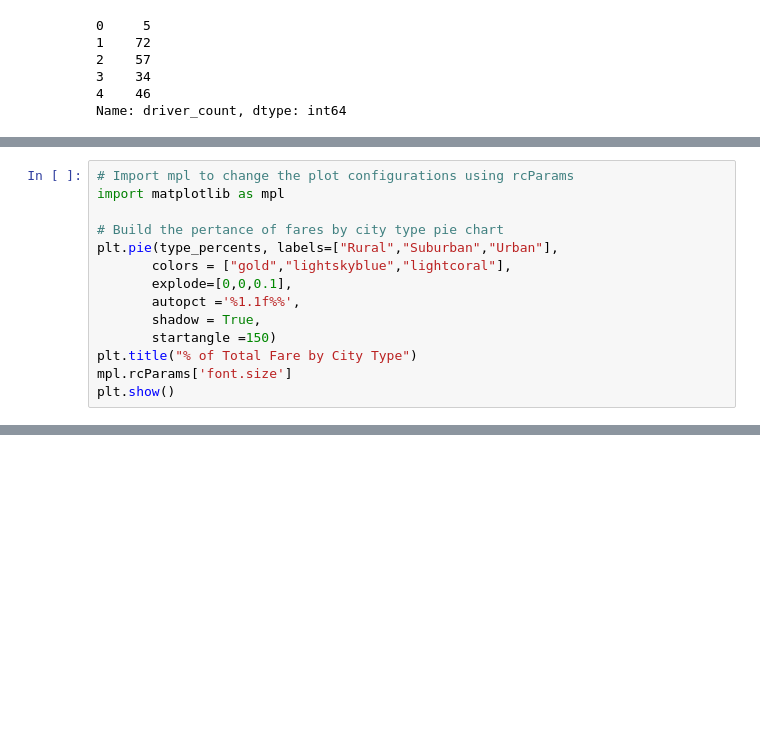
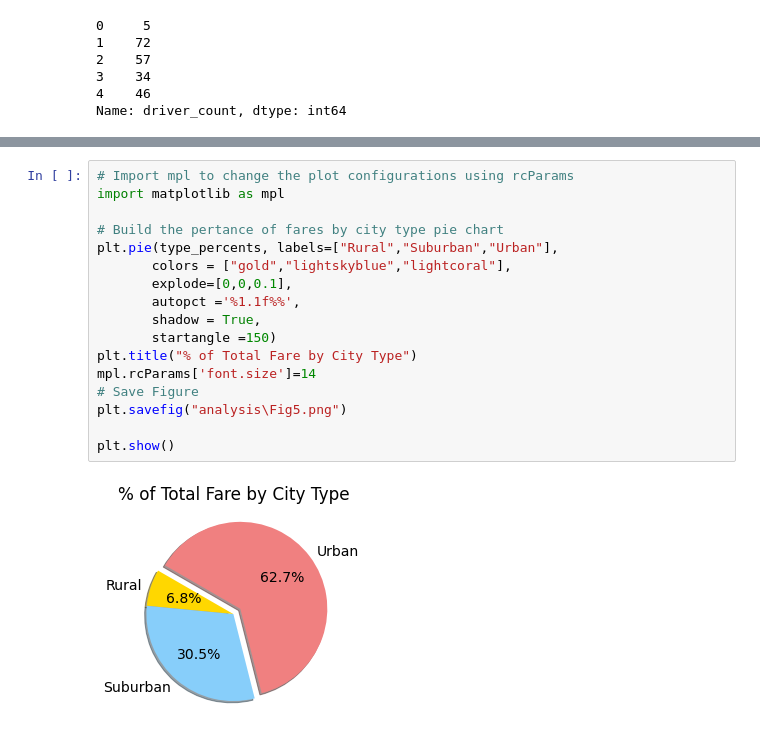
Before and after one commit to DALeske/PyBer_Analysis, a Jupyter notebook: Pyber.ipynb, the cells around one changed output, grey strips where cells are left out. Cells and saved outputs as stored; diff of their text form; blank space fills up the shorter version.

Commit message:
add pie chart

```diff
--- a/Pyber.ipynb
+++ b/Pyber.ipynb
@@ -762,14 +441,0 @@ Name: fare, dtype: float64
-# %%
-# Import mpl to change the plot configurations using rcParams
-import matplotlib as mpl
-
-# Build the pertance of fares by city type pie chart
-plt.pie(type_percents, labels=["Rural","Suburban","Urban"],
-       colors = ["gold","lightskyblue","lightcoral"],
-       explode=[0,0,0.1],
-       autopct ='%1.1f%%',
-       shadow = True,
-       startangle =150)
-plt.title("% of Total Fare by City Type")
-mpl.rcParams['font.size']
-plt.show()
@@ -777,0 +762,19 @@ plt.show()
+# %%
+# Import mpl to change the plot configurations using rcParams
+import matplotlib as mpl
+
+# Build the pertance of fares by city type pie chart
+plt.pie(type_percents, labels=["Rural","Suburban","Urban"],
+       colors = ["gold","lightskyblue","lightcoral"],
+       explode=[0,0,0.1],
+       autopct ='%1.1f%%',
+       shadow = True,
+       startangle =150)
+plt.title("% of Total Fare by City Type")
+mpl.rcParams['font.size']=14
+# Save Figure
+plt.savefig("analysis\Fig5.png")
+
+plt.show()
+# %% [output]
+[figure, added]
```
Also changed, not shown: parts of 43 cells of this notebook.
